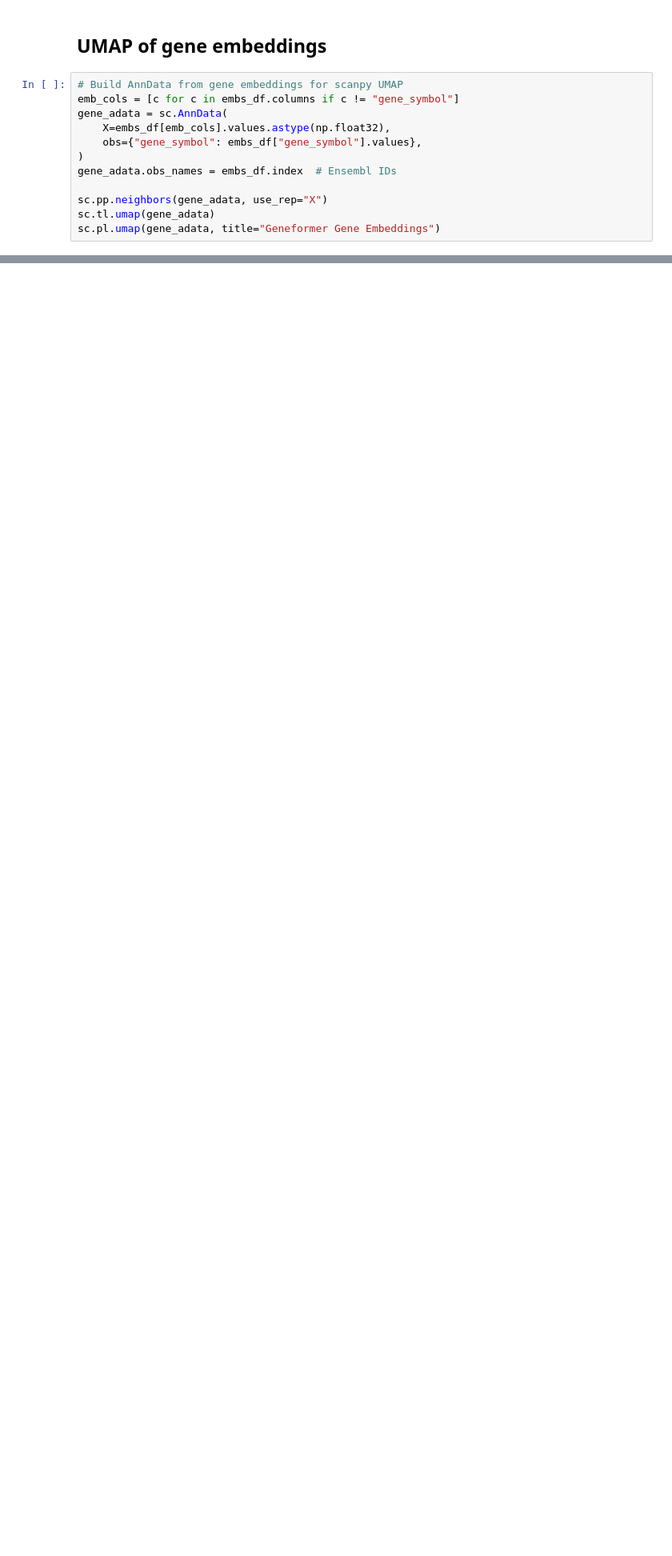
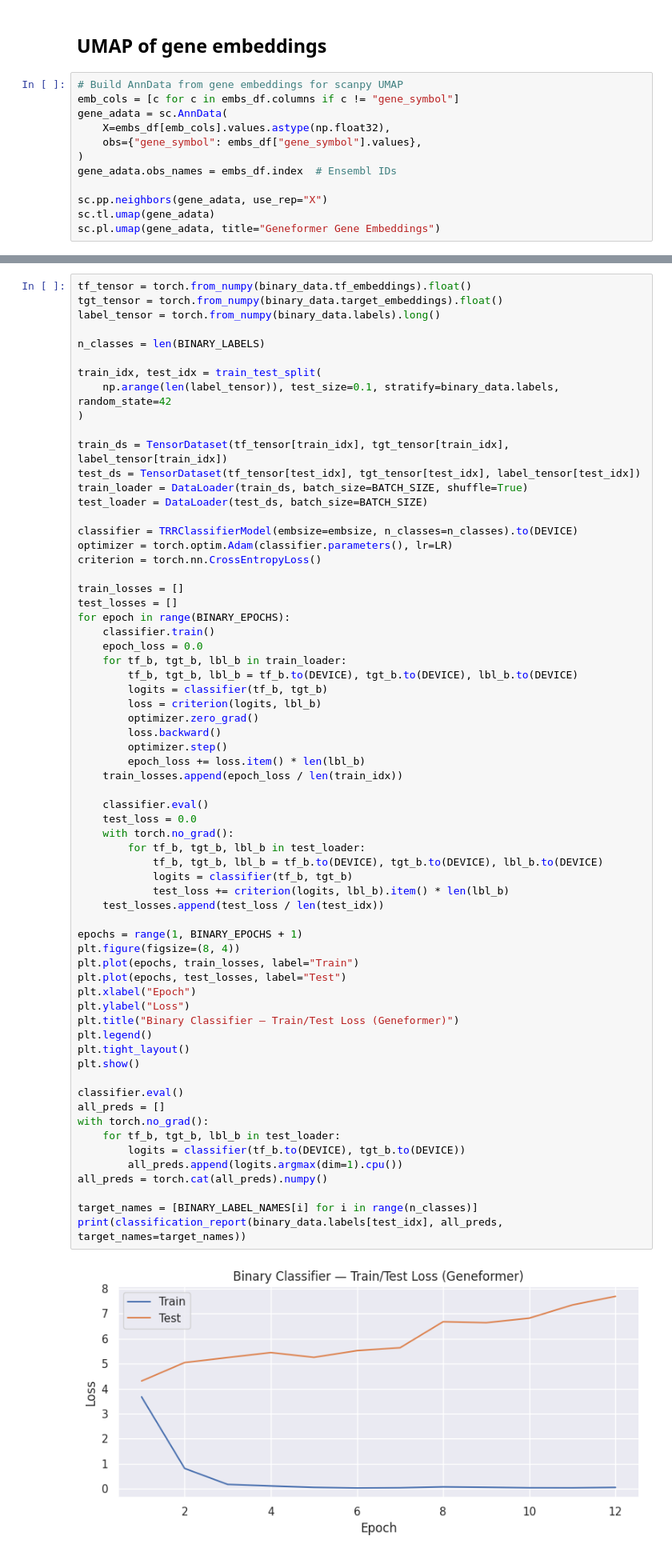
Before and after one commit to chasty2/scFM_benchmarking, a Jupyter notebook: notebooks/get_geneformer_embeddings.ipynb, the cells around one changed output, grey strips where cells are left out. Shown at 80% size. Cells and saved outputs as stored; diff of their text form; blank space fills up the shorter version.

Commit message:
Train binary classifier with geneformer embeddings

```diff
--- a/notebooks/get_geneformer_embeddings.ipynb
+++ b/notebooks/get_geneformer_embeddings.ipynb
@@ -166,0 +212,67 @@ sc.pl.umap(gene_adata, title="Geneformer Gene Embeddings")
+# %%
+tf_tensor = torch.from_numpy(binary_data.tf_embeddings).float()
+tgt_tensor = torch.from_numpy(binary_data.target_embeddings).float()
+label_tensor = torch.from_numpy(binary_data.labels).long()
+
+n_classes = len(BINARY_LABELS)
+
+train_idx, test_idx = train_test_split(
+    np.arange(len(label_tensor)), test_size=0.1, stratify=binary_data.labels, random_state=42
+)
+
+train_ds = TensorDataset(tf_tensor[train_idx], tgt_tensor[train_idx], label_tensor[train_idx])
+test_ds = TensorDataset(tf_tensor[test_idx], tgt_tensor[test_idx], label_tensor[test_idx])
+train_loader = DataLoader(train_ds, batch_size=BATCH_SIZE, shuffle=True)
+test_loader = DataLoader(test_ds, batch_size=BATCH_SIZE)
+
+classifier = TRRClassifierModel(embsize=embsize, n_classes=n_classes).to(DEVICE)
+optimizer = torch.optim.Adam(classifier.parameters(), lr=LR)
+criterion = torch.nn.CrossEntropyLoss()
+
+train_losses = []
+test_losses = []
+for epoch in range(BINARY_EPOCHS):
+    classifier.train()
+    epoch_loss = 0.0
+    for tf_b, tgt_b, lbl_b in train_loader:
+        tf_b, tgt_b, lbl_b = tf_b.to(DEVICE), tgt_b.to(DEVICE), lbl_b.to(DEVICE)
+        logits = classifier(tf_b, tgt_b)
+        loss = criterion(logits, lbl_b)
+        optimizer.zero_grad()
+        loss.backward()
+        optimizer.step()
+        epoch_loss += loss.item() * len(lbl_b)
+    train_losses.append(epoch_loss / len(train_idx))
+
+    classifier.eval()
+    test_loss = 0.0
+    with torch.no_grad():
+        for tf_b, tgt_b, lbl_b in test_loader:
+            tf_b, tgt_b, lbl_b = tf_b.to(DEVICE), tgt_b.to(DEVICE), lbl_b.to(DEVICE)
+            logits = classifier(tf_b, tgt_b)
+            test_loss += criterion(logits, lbl_b).item() * len(lbl_b)
+    test_losses.append(test_loss / len(test_idx))
+
+epochs = range(1, BINARY_EPOCHS + 1)
+plt.figure(figsize=(8, 4))
+plt.plot(epochs, train_losses, label="Train")
+plt.plot(epochs, test_losses, label="Test")
+plt.xlabel("Epoch")
+plt.ylabel("Loss")
+plt.title("Binary Classifier — Train/Test Loss (Geneformer)")
+plt.legend()
+plt.tight_layout()
+plt.show()
+
+classifier.eval()
+all_preds = []
+with torch.no_grad():
+    for tf_b, tgt_b, lbl_b in test_loader:
+        logits = classifier(tf_b.to(DEVICE), tgt_b.to(DEVICE))
+        all_preds.append(logits.argmax(dim=1).cpu())
+all_preds = torch.cat(all_preds).numpy()
+
+target_names = [BINARY_LABEL_NAMES[i] for i in range(n_classes)]
+print(classification_report(binary_data.labels[test_idx], all_preds, target_names=target_names))
+# %% [output]
+[figure, added]
```
Also changed, not shown: parts of 6 cells of this notebook.
